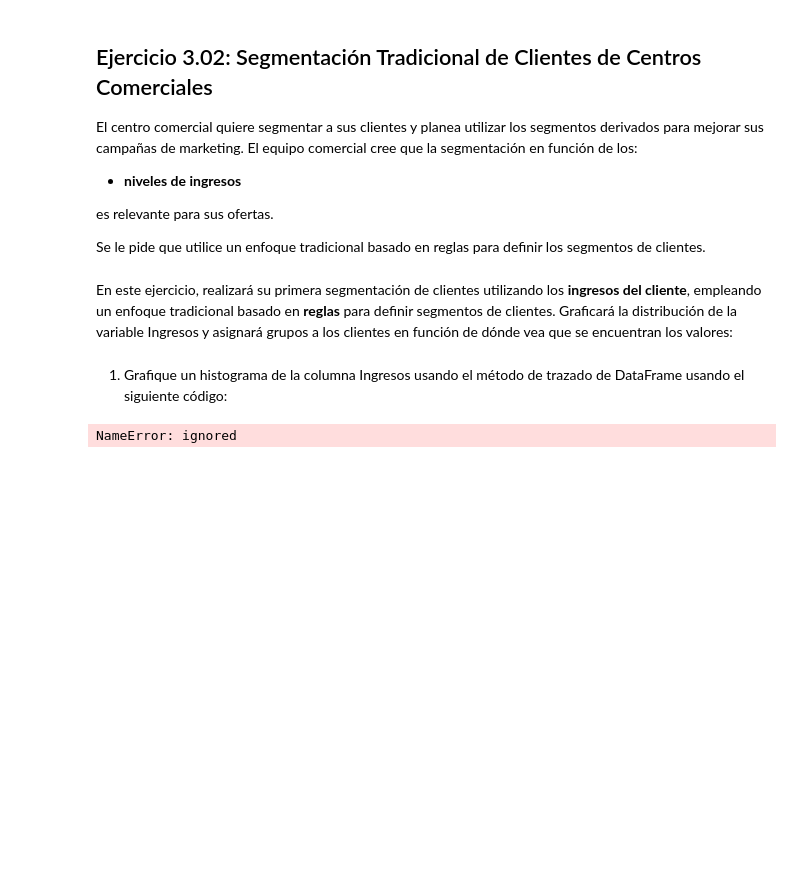
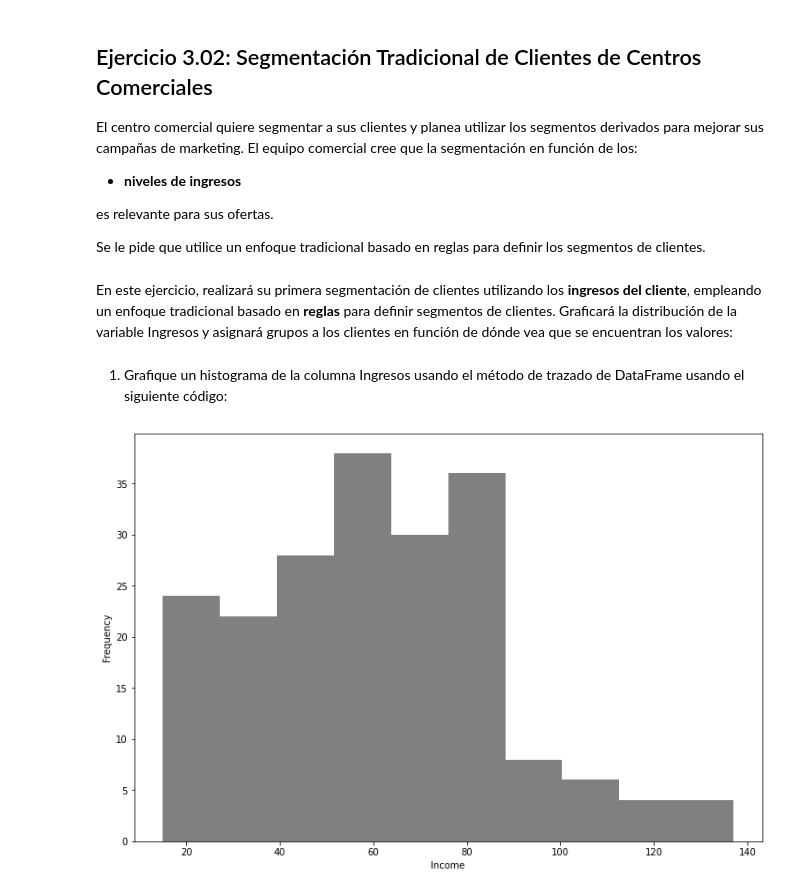
Before and after one commit to limspiga/customer-analytics, a Jupyter notebook: week-2a/customer_analytics_week_2a.ipynb, the cells around one changed output. Saved outputs shown, nothing was run; the diff lists cells and outputs as text; code cells hidden in the pictures; blank space fills up the shorter version.

Commit message:
second week

```diff
--- a/week-2a/customer_analytics_week_2a.ipynb
+++ b/week-2a/customer_analytics_week_2a.ipynb
@@ -69,9 +69,9 @@ import matplotlib.pyplot as plt, seaborn as sns
 # %% [markdown]
 2. Usando el método read_csv de pandas, importe el archivo Mall_Customers.csv en un DataFrame de pandas llamado data0 e imprima las primeras cinco filas:
 # %%
-!curl https://raw.githubusercontent.com/limspiga/customer-analytics/main/week-2a/mall_customers.csv -O
+!curl https://raw.githubusercontent.com/limspiga/customer-analytics/main/week-2a/mall_customers2.csv -O
 
-data0 = pd.read_csv("mall_customers.csv")
+data0 = pd.read_csv("mall_customers2.csv")
 data0.head()
 # %% [output]
   % Total    % Received % Xferd  Average Speed   Time    Time     Time  Current
@@ -129,8 +162,8 @@ En este ejercicio, realizará su primera segmentación de clientes utilizando lo
 # %% [markdown]
 1. Grafique un histograma de la columna Ingresos usando el método de trazado de DataFrame usando el siguiente código:
 # %%
-data0.Income.plot.hist(color='gray')
+data0.Income.plot.hist(color='gray', figsize=(12,8))
 plt.xlabel('Income')
 plt.show()
 # %% [output]
-NameError: ignored
+[figure, added]
```
Also changed, not shown: parts of 136 cells of this notebook, 7 other files.
